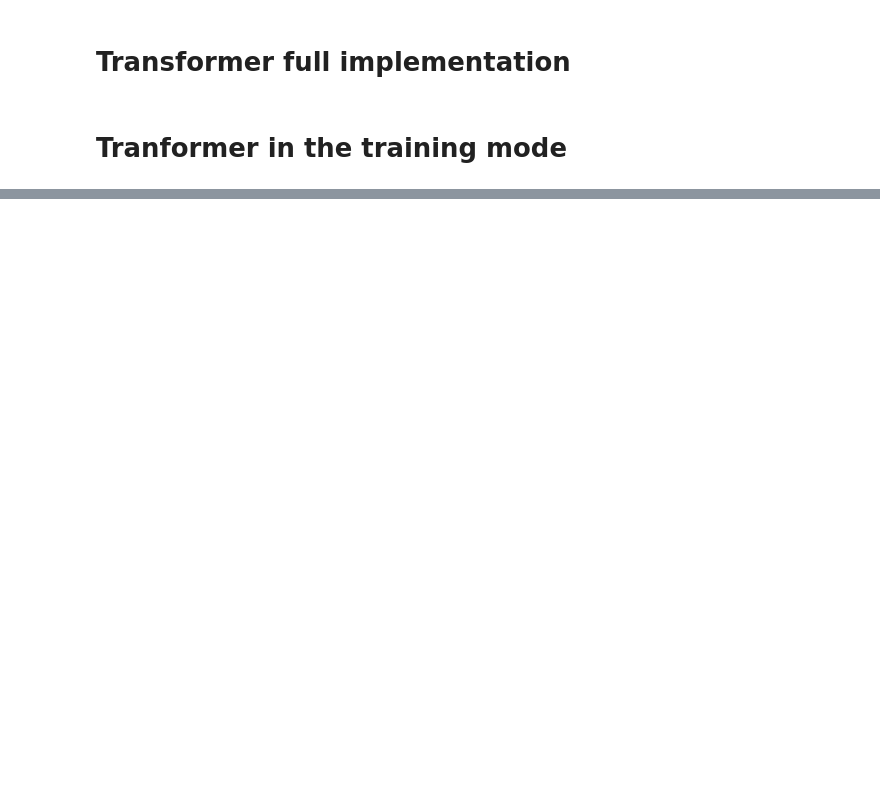
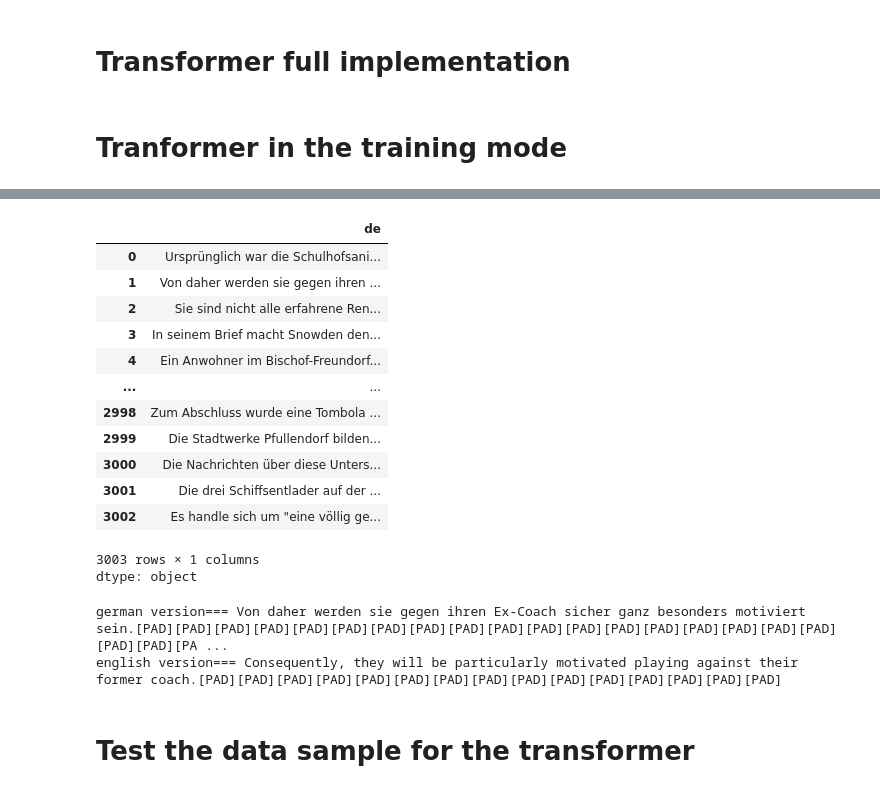
Before and after one commit to pacificDeveloperPrakhar/Transformer, a Jupyter notebook: index.ipynb, the cells around one changed output, grey strips where cells are left out. Cells and saved outputs as stored; diff of their text form; code cells hidden in the pictures; blank space fills up the shorter version.

```diff
--- a/index.ipynb
+++ b/index.ipynb
@@ -614,0 +692,3 @@ Please note that authentication is recommended but still optional to access publ
+# %%
+import pandas as pd
+df = pd.read_csv('/content/wmt14_translate_de-en_test.csv', engine='python', on_bad_lines='skip')
@@ -614,0 +733,11 @@ Please note that authentication is recommended but still optional to access publ
+# %%
+# Drop rows with any missing values in 'de' or 'en' columns
+df_cleaned = df.dropna(subset=['de', 'en'])
+
+source = df_cleaned['de']
+target = df_cleaned['en']
+
+data = DataContainer(source, target)
+
+print("Successfully created DataContainer.")
+print(f"Number of samples in DataContainer: {len(data)}")
@@ -614,0 +747,19 @@ Please note that authentication is recommended but still optional to access publ
+# %%
+source = df_cleaned['de']
+target = df_cleaned['en']
+source
+# %% [output]
+|  | de |
+| 0 | Ursprünglich war die Schulhofsani... |
+| 1 | Von daher werden sie gegen ihren ... |
+| 2 | Sie sind nicht alle erfahrene Ren... |
+| 3 | In seinem Brief macht Snowden den... |
+| 4 | Ein Anwohner im Bischof-Freundorf... |
+| ... | ... |
+| 2998 | Zum Abschluss wurde eine Tombola ... |
+| 2999 | Die Stadtwerke Pfullendorf bilden... |
+| 3000 | Die Nachrichten über diese Unters... |
+| 3001 | Die drei Schiffsentlader auf der ... |
+| 3002 | Es handle sich um "eine völlig ge... |
+3003 rows × 1 columns
+dtype: object
@@ -614,0 +772,8 @@ Please note that authentication is recommended but still optional to access publ
+# %%
+print("german version===",target[1])
+print("english version===",source[1])
+# %% [output]
+german version=== Von daher werden sie gegen ihren Ex-Coach sicher ganz besonders motiviert sein.[PAD][PAD][PAD][PAD][PAD][PAD][PAD][PAD][PAD][PAD][PAD][PAD][PAD][PAD][PAD][PAD][PAD][PAD][PAD][PAD][PA ...
+english version=== Consequently, they will be particularly motivated playing against their former coach.[PAD][PAD][PAD][PAD][PAD][PAD][PAD][PAD][PAD][PAD][PAD][PAD][PAD][PAD][PAD]
+# %% [markdown]
+# **Test the data sample for the transformer**
```
Also changed, not shown: parts of 39 cells of this notebook, 1 other file.
